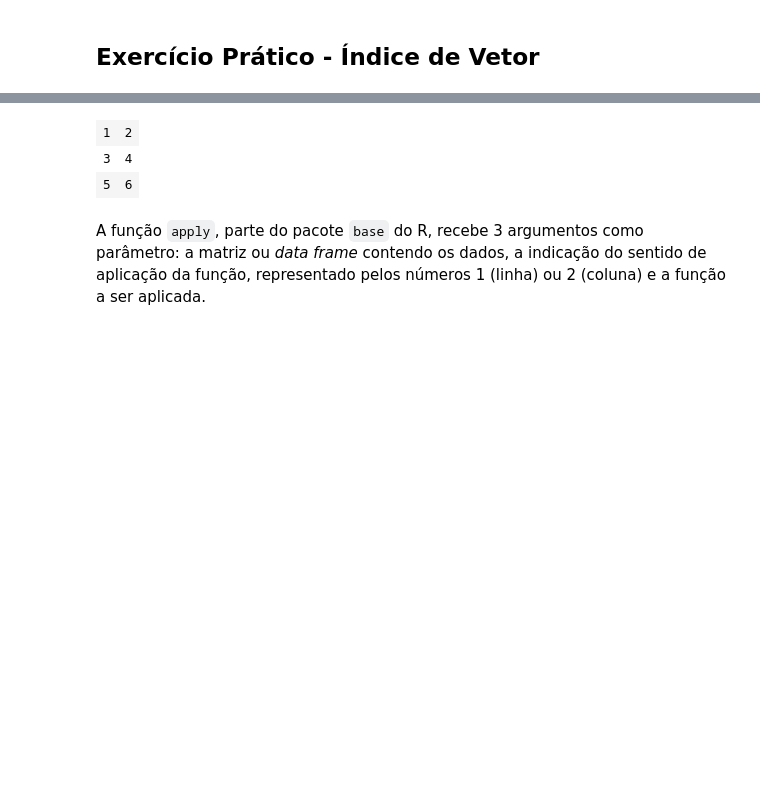
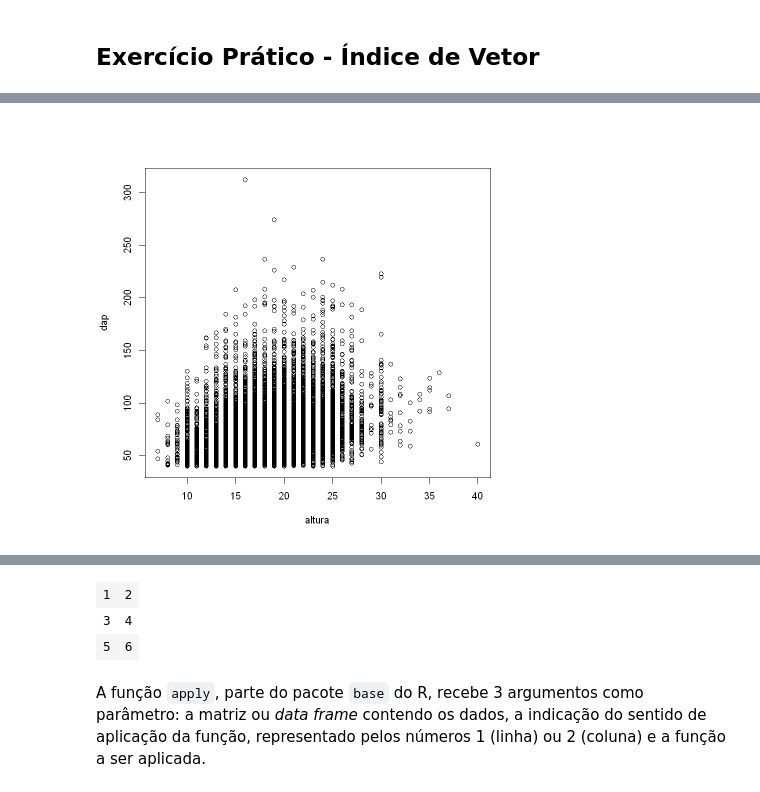
Before and after one commit to robson-cruz/Introducao_Analise_Dados_R, a Jupyter notebook: Modulo_1_Introducao_Linguagem_R.ipynb, the cells around one changed output, grey strips where cells are left out. Saved outputs shown, nothing was run; the diff lists cells and outputs as text; code cells hidden in the pictures; blank space fills up the shorter version.

```diff
--- a/Modulo_1_Introducao_Linguagem_R.ipynb
+++ b/Modulo_1_Introducao_Linguagem_R.ipynb
@@ -245,0 +302,4 @@ Considerando o vetor de nome `dap`, o qual armaneza dados de mensuração de di
+# %%
+plot(altura, dap)
+# %% [output]
+[figure, added]
```
Also changed, not shown: parts of 72 cells of this notebook.
